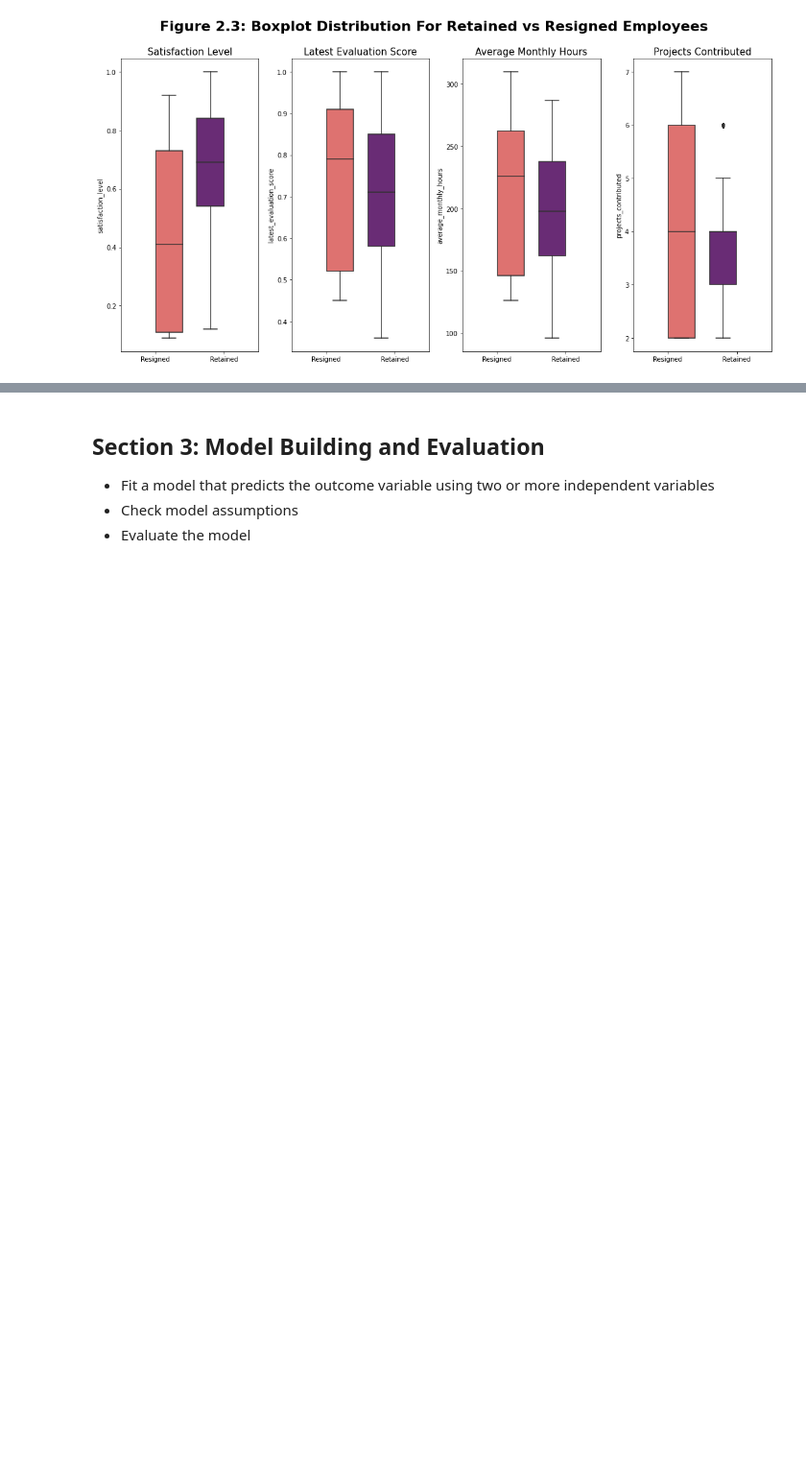
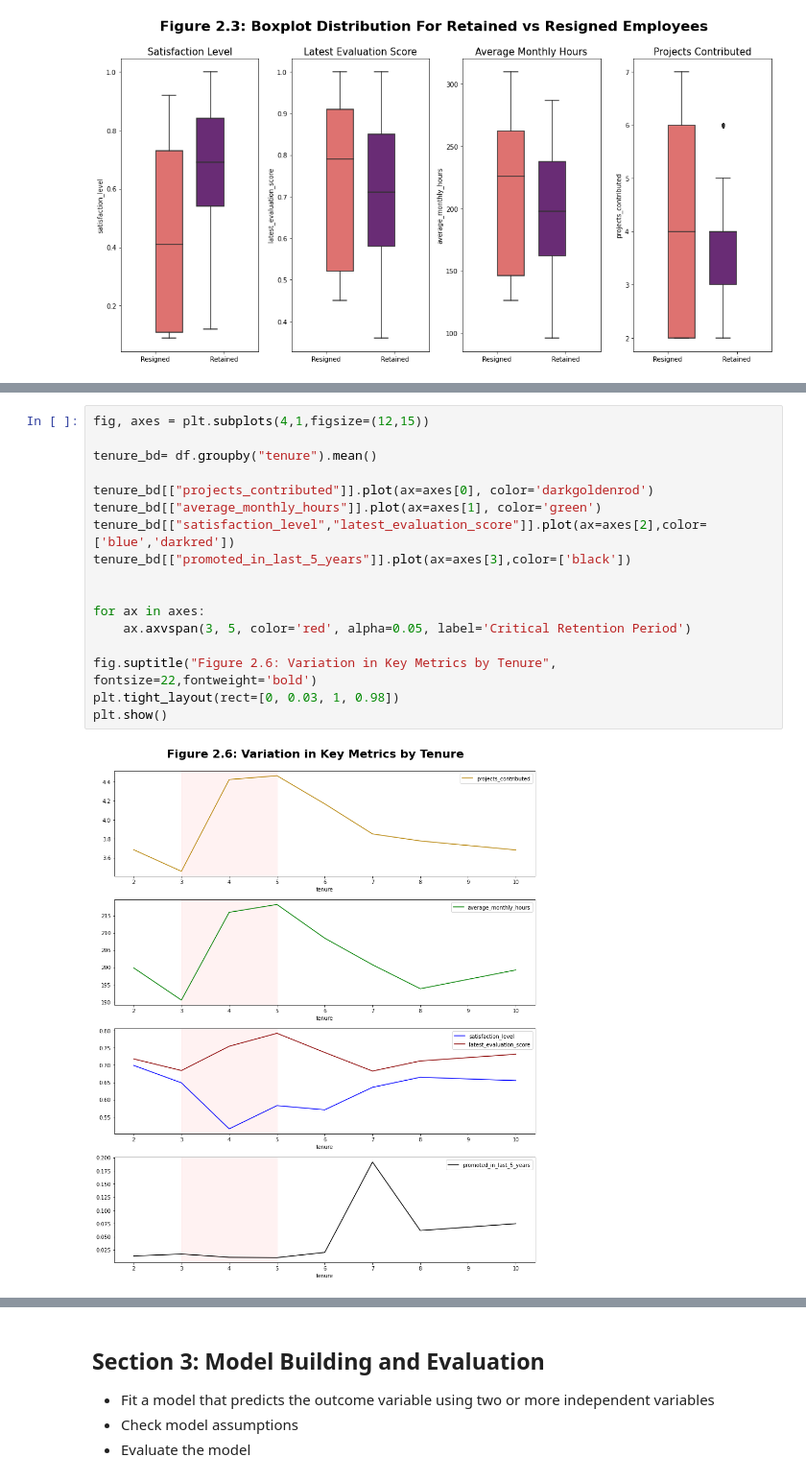
Before and after one commit to snaveerafrizvi/Employee_Attrition_ML, a Jupyter notebook: Salifort_Motors_Employee_Attrition.ipynb, the cells around one changed output, grey strips where cells are left out. Shown at 96% size. Drawn from its saved outputs; the diff is of its cells as text; blank space fills up the shorter version.

```diff
--- a/Salifort_Motors_Employee_Attrition.ipynb
+++ b/Salifort_Motors_Employee_Attrition.ipynb
@@ -779,0 +620,19 @@ plt.tight_layout(rect=[0, 0.03, 1, 0.95])
+# %%
+fig, axes = plt.subplots(4,1,figsize=(12,15))
+
+tenure_bd= df.groupby("tenure").mean()
+
+tenure_bd[["projects_contributed"]].plot(ax=axes[0], color='darkgoldenrod')
+tenure_bd[["average_monthly_hours"]].plot(ax=axes[1], color='green')
+tenure_bd[["satisfaction_level","latest_evaluation_score"]].plot(ax=axes[2],color=['blue','darkred'])
+tenure_bd[["promoted_in_last_5_years"]].plot(ax=axes[3],color=['black'])
+
+
+for ax in axes:
+    ax.axvspan(3, 5, color='red', alpha=0.05, label='Critical Retention Period')
+
+fig.suptitle("Figure 2.6: Variation in Key Metrics by Tenure", fontsize=22,fontweight='bold')
+plt.tight_layout(rect=[0, 0.03, 1, 0.98])
+plt.show()
+# %% [output]
+[figure, added]
```
Also changed, not shown: parts of 47 cells of this notebook.
